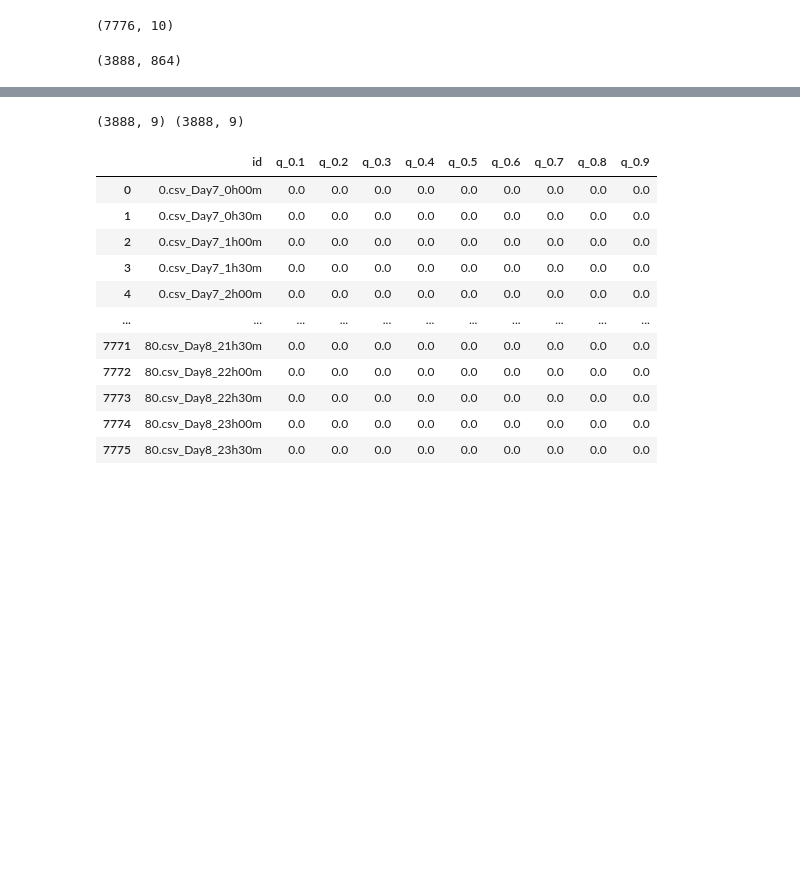
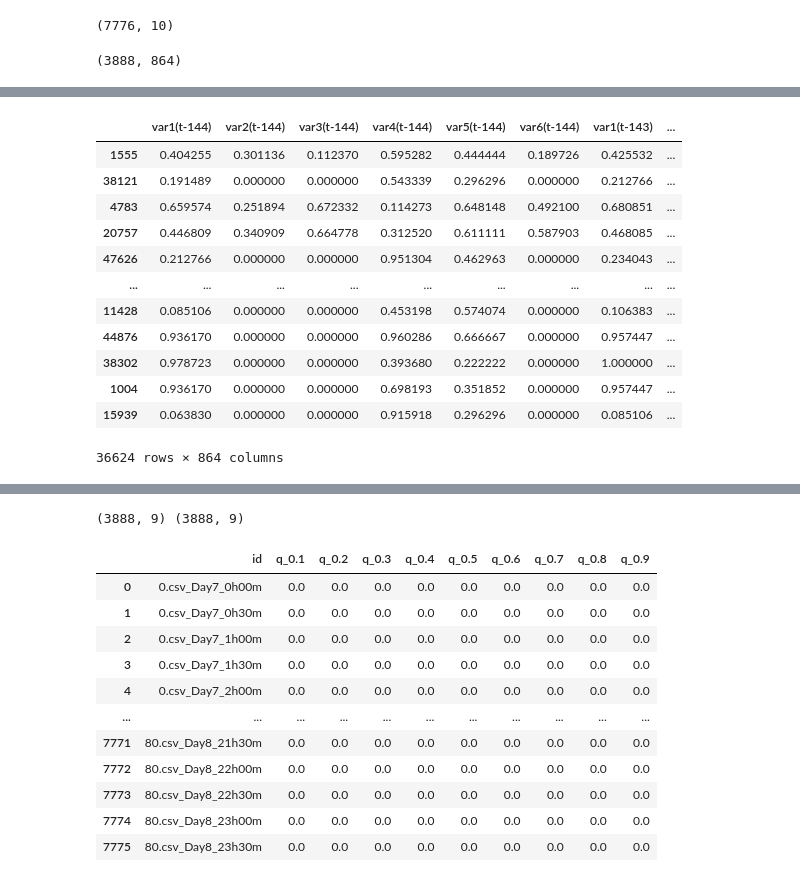
Before and after one commit to marvelous-koala/unlimited_power, a Jupyter notebook: 합치기_전_임시작업/MJ/GPUUUU.ipynb, the cells around one changed output, grey strips where cells are left out. Drawn from its saved outputs; the diff is of its cells as text; code cells hidden in the pictures; blank space fills up the shorter version.

```diff
--- a/합치기_전_임시작업/MJ/GPUUUU.ipynb
+++ b/합치기_전_임시작업/MJ/GPUUUU.ipynb
@@ -141 +176,21 @@ dataset2 = JY.series_to_supervised(dataset, n_days)
+# %%
+# train_X, train_y, test_X, test_y로 분리하는 함수.
+
+X_train_1, X_valid_1, Y_train_1,  Y_valid_1, X_train_2, X_valid_2, Y_train_2, Y_valid_2 = RG.seperator(dataset3)
+# %%
+X_train_1
+# %% [output]
+|  | var1(t-144) | var2(t-144) | var3(t-144) | var4(t-144) | var5(t-144) | var6(t-144) | var1(t-143) | ... |
+| 1555 | 0.404255 | 0.301136 | 0.112370 | 0.595282 | 0.444444 | 0.189726 | 0.425532 | ... |
+| 38121 | 0.191489 | 0.000000 | 0.000000 | 0.543339 | 0.296296 | 0.000000 | 0.212766 | ... |
+| 4783 | 0.659574 | 0.251894 | 0.672332 | 0.114273 | 0.648148 | 0.492100 | 0.680851 | ... |
+| 20757 | 0.446809 | 0.340909 | 0.664778 | 0.312520 | 0.611111 | 0.587903 | 0.468085 | ... |
+| 47626 | 0.212766 | 0.000000 | 0.000000 | 0.951304 | 0.462963 | 0.000000 | 0.234043 | ... |
+| ... | ... | ... | ... | ... | ... | ... | ... | ... |
+| 11428 | 0.085106 | 0.000000 | 0.000000 | 0.453198 | 0.574074 | 0.000000 | 0.106383 | ... |
+| 44876 | 0.936170 | 0.000000 | 0.000000 | 0.960286 | 0.666667 | 0.000000 | 0.957447 | ... |
+| 38302 | 0.978723 | 0.000000 | 0.000000 | 0.393680 | 0.222222 | 0.000000 | 1.000000 | ... |
+| 1004 | 0.936170 | 0.000000 | 0.000000 | 0.698193 | 0.351852 | 0.000000 | 0.957447 | ... |
+| 15939 | 0.063830 | 0.000000 | 0.000000 | 0.915918 | 0.296296 | 0.000000 | 0.085106 | ... |
+36624 rows × 864 columns
 # %%
```
Also changed, not shown: parts of 11 cells of this notebook.
